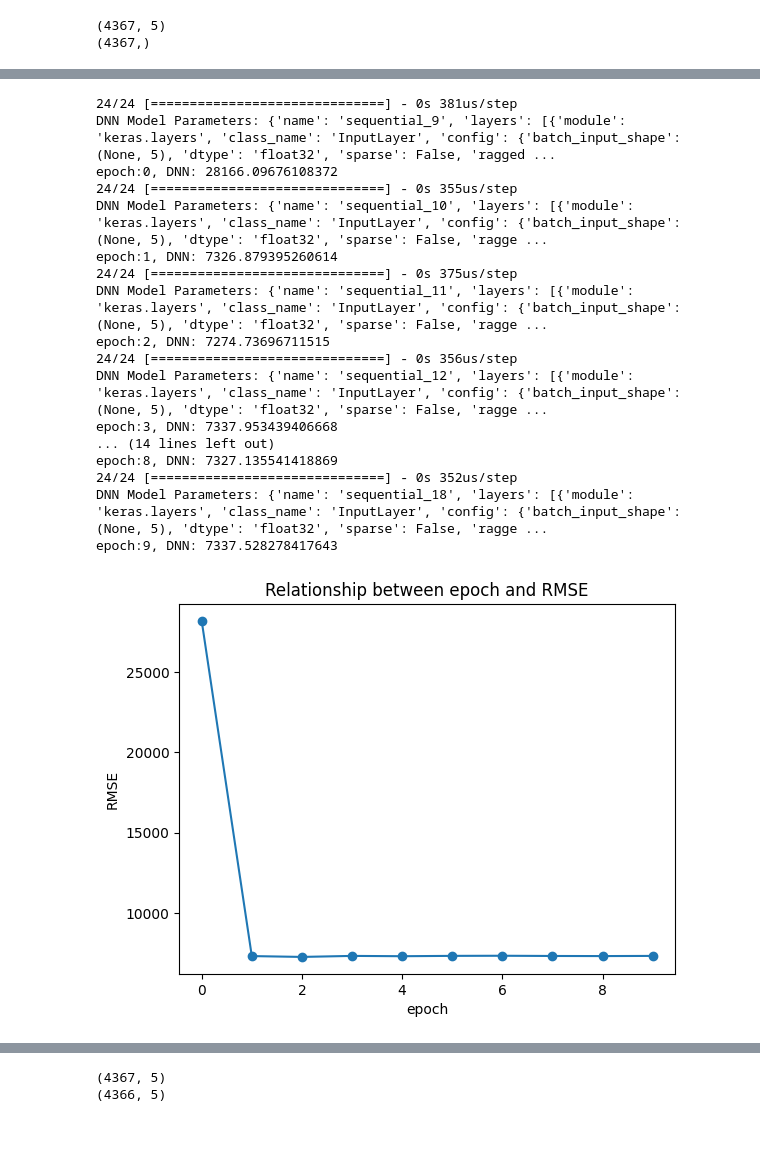
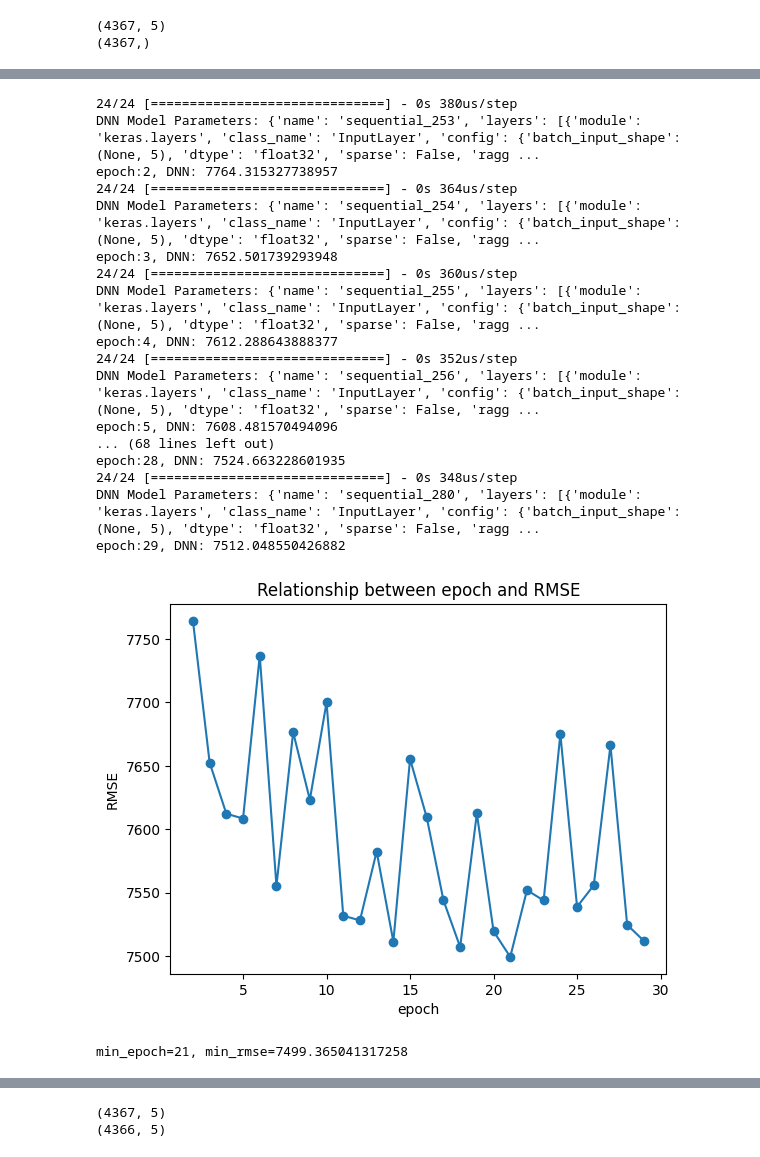
Before and after one commit to janghl/Siemens-Privacy-in-Reinforcement-Learning, a Jupyter notebook: demand.ipynb, the cells around one changed output, grey strips where cells are left out. Cells and saved outputs as stored; diff of their text form; code cells hidden in the pictures.

```diff
--- a/demand.ipynb
+++ b/demand.ipynb
@@ -319,3 +290,33 @@ Y_test = y_truth_test
+# %%
+warnings.filterwarnings('ignore')
+
+error_range_rate = 1
+time_arr, y_DAM, time_arr_val, y_DAM_val, time_arr_test, y_DAM_test = CAISO_forecast()
+time_arr, y_truth, time_arr_val, y_truth_val, time_arr_test, y_truth_test = GodMode()
+y_guassian = add_gaussian_noise(y_truth, error_range_rate)
+y_beta = add_beta_noise(y_truth, error_range_rate)
+y_weibull = add_weibull_noise(y_truth, error_range_rate)
+y_laplace = add_laplace_noise(y_truth, error_range_rate)
+
+y_guassian_val = add_gaussian_noise(y_truth_val, error_range_rate)
+y_beta_val = add_beta_noise(y_truth_val, error_range_rate)
+y_weibull_val = add_weibull_noise(y_truth_val, error_range_rate)
+y_laplace_val = add_laplace_noise(y_truth_val, error_range_rate)
+
+y_guassian_test = add_gaussian_noise(y_truth_test, error_range_rate)
+y_beta_test = add_beta_noise(y_truth_test, error_range_rate)
+y_weibull_test = add_weibull_noise(y_truth_test, error_range_rate)
+y_laplace_test = add_laplace_noise(y_truth_test, error_range_rate)
+
+X_train = np.concatenate([y_DAM.reshape(-1,1), y_guassian.reshape(-1,1), y_beta.reshape(-1,1), y_weibull.reshape(-1,1), y_laplace.reshape(-1,1), y_truth.reshape(-1,1)], axis=1)
+X_val = np.concatenate([y_DAM_val.reshape(-1,1), y_guassian_val.reshape(-1,1), y_beta_val.reshape(-1,1), y_weibull_val.reshape(-1,1), y_laplace_val.reshape(-1,1), y_truth_val.reshape(-1,1)], axis=1)
+X_test = np.concatenate([y_DAM_test.reshape(-1,1), y_guassian_test.reshape(-1,1), y_beta_test.reshape(-1,1), y_weibull_test.reshape(-1,1), y_laplace_test.reshape(-1,1), y_truth_test.reshape(-1,1)], axis=1)
+N = len(time_arr)
+N_val = len(time_arr_val)
+N_test = len(time_arr_test)
+Y_train = y_truth
+Y_val = y_truth_val
+Y_test = y_truth_test
 # %%
 from sklearn.neighbors import KNeighborsRegressor
 from keras.models import Sequential
@@ -442,7 +459,7 @@ K=3, KNN: 1544.9632764124083
 # %%
 epoch_set = []
 rmse_set = []
-for epoch in [0, 1, 2, 5, 10, 50, 100, 500]:
+for epoch in [1, 2, 5, 10, 50, 100]:
   rmse_DNN, Y_pred_DNN = DNN(X_train, Y_train, X_val, Y_val, epoch)
   print(f"epoch:{epoch}, DNN: {rmse_DNN}")
   epoch_set.append(epoch)
@@ -475,36 +493,41 @@ epoch:500, DNN: 7360.900839890598
 # %%
 epoch_set = []
 rmse_set = []
-for epoch in range(0,10):
+min_epoch, min_rmse = 0, 1e7
+for epoch in range(2,30):
   rmse_DNN, Y_pred_DNN = DNN(X_train, Y_train, X_val, Y_val, epoch)
   print(f"epoch:{epoch}, DNN: {rmse_DNN}")
   epoch_set.append(epoch)
   rmse_set.append(rmse_DNN)
+  if min_rmse>rmse_DNN:
+    min_epoch, min_rmse = epoch, rmse_DNN
 
 plt.plot(epoch_set, rmse_set, marker='o')
 plt.xlabel('epoch')
 plt.ylabel('RMSE')
 plt.title('Relationship between epoch and RMSE')
 plt.show()
+print(f'min_epoch={min_epoch}, min_rmse={min_rmse}')
 # %% [output]
-24/24 [==============================] - 0s 381us/step
-DNN Model Parameters: {'name': 'sequential_9', 'layers': [{'module': 'keras.layers', 'class_name': 'InputLayer', 'config': {'batch_input_shape': (None, 5), 'dtype': 'float32', 'sparse': False, 'ragged ...
-epoch:0, DNN: 28166.09676108372
-24/24 [==============================] - 0s 355us/step
-DNN Model Parameters: {'name': 'sequential_10', 'layers': [{'module': 'keras.layers', 'class_name': 'InputLayer', 'config': {'batch_input_shape': (None, 5), 'dtype': 'float32', 'sparse': False, 'ragge ...
-epoch:1, DNN: 7326.879395260614
-24/24 [==============================] - 0s 375us/step
-DNN Model Parameters: {'name': 'sequential_11', 'layers': [{'module': 'keras.layers', 'class_name': 'InputLayer', 'config': {'batch_input_shape': (None, 5), 'dtype': 'float32', 'sparse': False, 'ragge ...
-epoch:2, DNN: 7274.73696711515
-24/24 [==============================] - 0s 356us/step
-DNN Model Parameters: {'name': 'sequential_12', 'layers': [{'module': 'keras.layers', 'class_name': 'InputLayer', 'config': {'batch_input_shape': (None, 5), 'dtype': 'float32', 'sparse': False, 'ragge ...
-epoch:3, DNN: 7337.953439406668
-... (14 lines left out)
-epoch:8, DNN: 7327.135541418869
+24/24 [==============================] - 0s 380us/step
+DNN Model Parameters: {'name': 'sequential_253', 'layers': [{'module': 'keras.layers', 'class_name': 'InputLayer', 'config': {'batch_input_shape': (None, 5), 'dtype': 'float32', 'sparse': False, 'ragg ...
+epoch:2, DNN: 7764.315327738957
+24/24 [==============================] - 0s 364us/step
+DNN Model Parameters: {'name': 'sequential_254', 'layers': [{'module': 'keras.layers', 'class_name': 'InputLayer', 'config': {'batch_input_shape': (None, 5), 'dtype': 'float32', 'sparse': False, 'ragg ...
+epoch:3, DNN: 7652.501739293948
+24/24 [==============================] - 0s 360us/step
+DNN Model Parameters: {'name': 'sequential_255', 'layers': [{'module': 'keras.layers', 'class_name': 'InputLayer', 'config': {'batch_input_shape': (None, 5), 'dtype': 'float32', 'sparse': False, 'ragg ...
+epoch:4, DNN: 7612.288643888377
 24/24 [==============================] - 0s 352us/step
-DNN Model Parameters: {'name': 'sequential_18', 'layers': [{'module': 'keras.layers', 'class_name': 'InputLayer', 'config': {'batch_input_shape': (None, 5), 'dtype': 'float32', 'sparse': False, 'ragge ...
-epoch:9, DNN: 7337.528278417643
+DNN Model Parameters: {'name': 'sequential_256', 'layers': [{'module': 'keras.layers', 'class_name': 'InputLayer', 'config': {'batch_input_shape': (None, 5), 'dtype': 'float32', 'sparse': False, 'ragg ...
+epoch:5, DNN: 7608.481570494096
+... (68 lines left out)
+epoch:28, DNN: 7524.663228601935
+24/24 [==============================] - 0s 348us/step
+DNN Model Parameters: {'name': 'sequential_280', 'layers': [{'module': 'keras.layers', 'class_name': 'InputLayer', 'config': {'batch_input_shape': (None, 5), 'dtype': 'float32', 'sparse': False, 'ragg ...
+epoch:29, DNN: 7512.048550426882
-[figure, old version]
+[figure, new version]
+min_epoch=21, min_rmse=7499.365041317258
 # %%
 rmse_LR, Y_pred_LR = LR(X_train, Y_train, X_val, Y_val)
 print(f"LR: {rmse_LR}")
```
Also changed, not shown: parts of 15 cells of this notebook.
